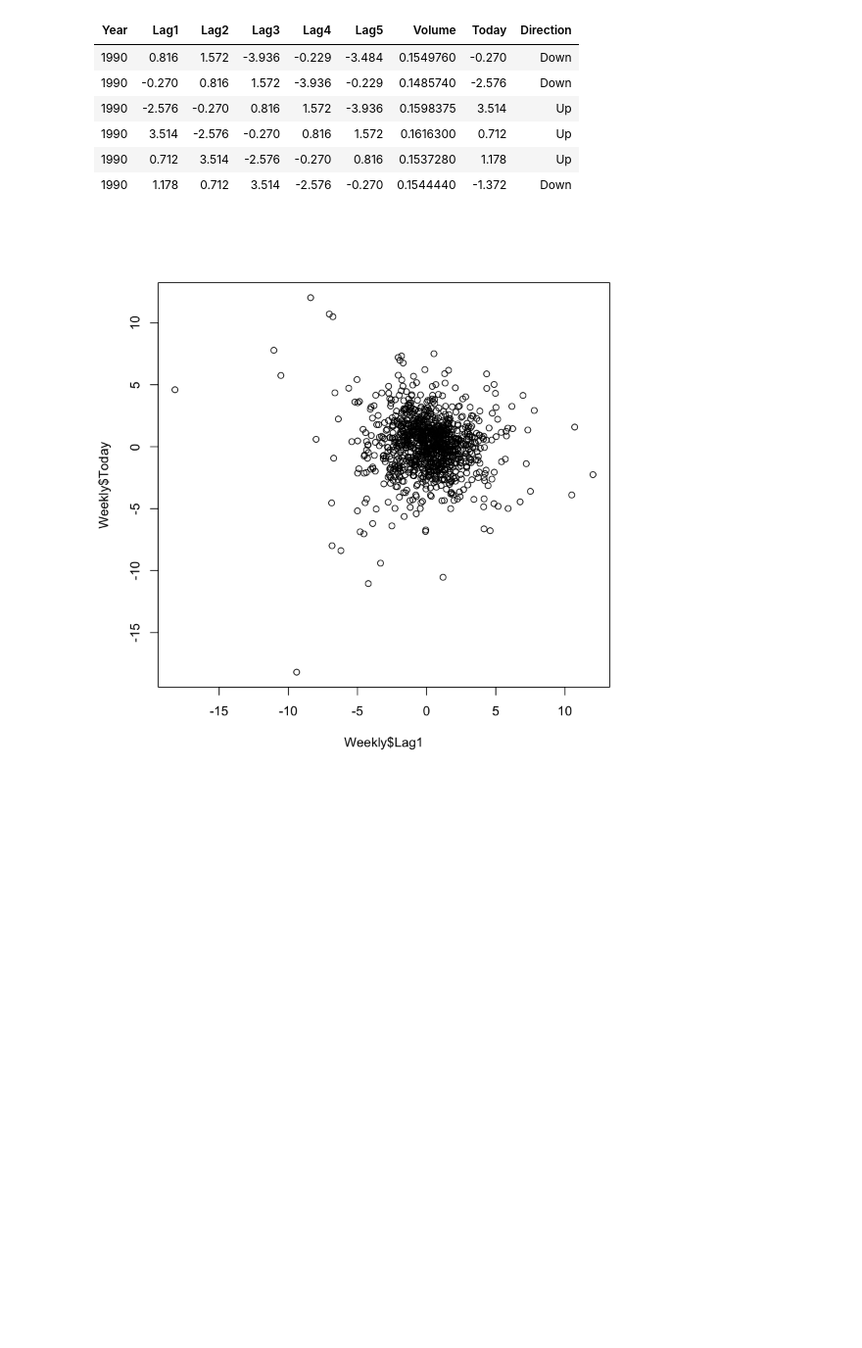
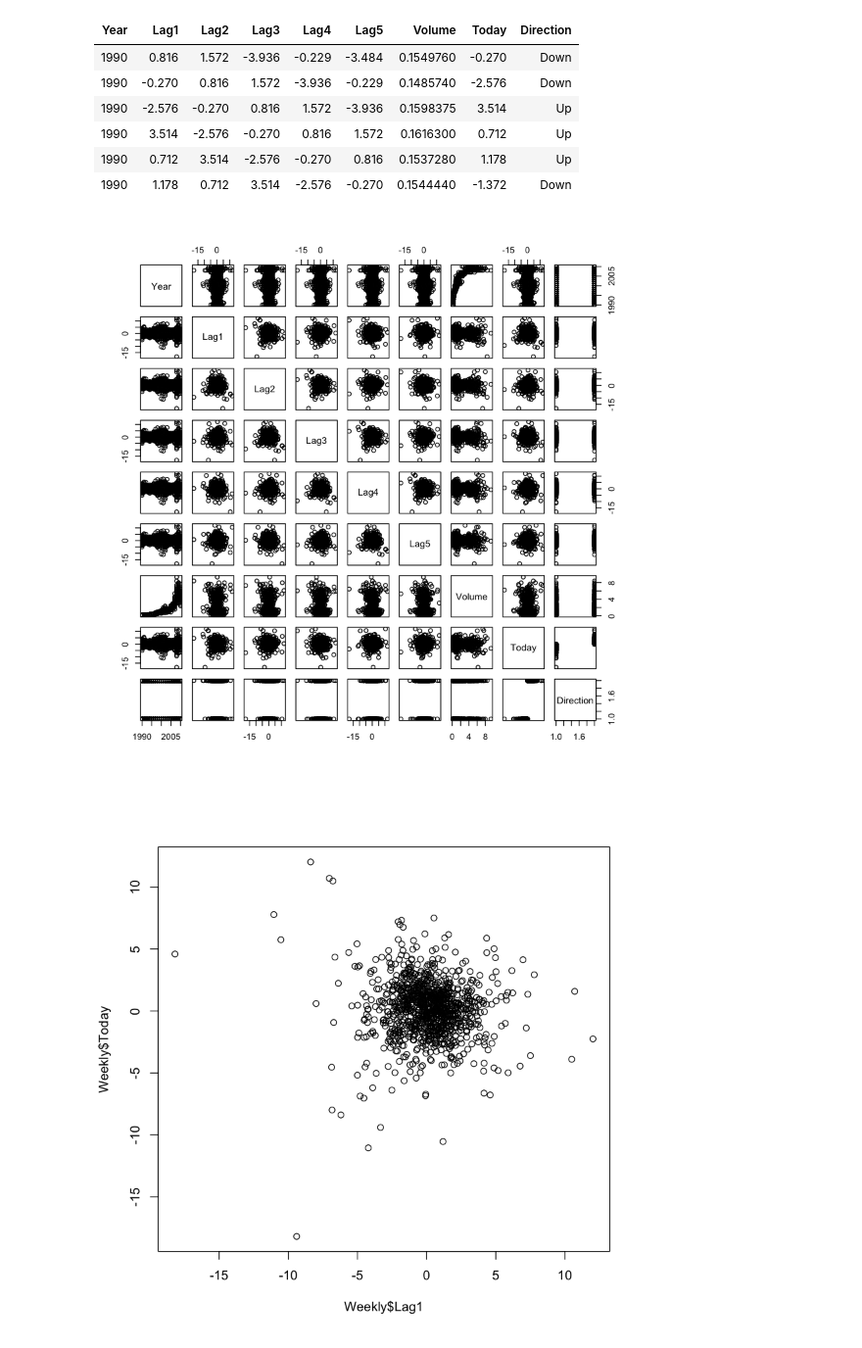
Before and after one commit to nickbuker/ISL_labs, a Jupyter notebook: notebooks/chapt4_applied.ipynb, the cells around one changed output. Shown at 98% size. Drawn from its saved outputs; the diff is of its cells as text; code cells hidden in the pictures; blank space fills up the shorter version.

```diff
--- a/notebooks/chapt4_applied.ipynb
+++ b/notebooks/chapt4_applied.ipynb
@@ -12,6 +12,10 @@ head(Weekly)
 | 1990 | 3.514 | -2.576 | -0.270 | 0.816 | 1.572 | 0.1616300 | 0.712 | Up |
 | 1990 | 0.712 | 3.514 | -2.576 | -0.270 | 0.816 | 0.1537280 | 1.178 | Up |
 | 1990 | 1.178 | 0.712 | 3.514 | -2.576 | -0.270 | 0.1544440 | -1.372 | Down |
+# %%
+pairs(Weekly)
+# %% [output]
+[figure, added]
 # %%
 plot(Weekly$Lag1, Weekly$Today)
 # %% [output]
```
Also changed, not shown: parts of 11 cells of this notebook.
